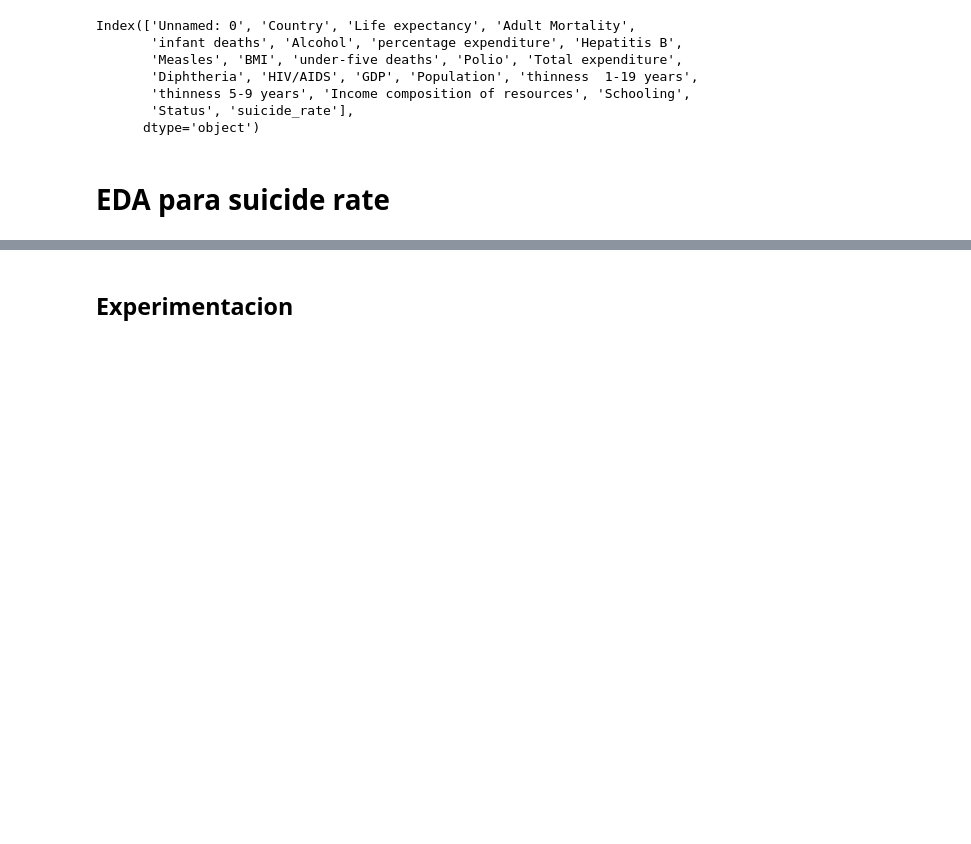
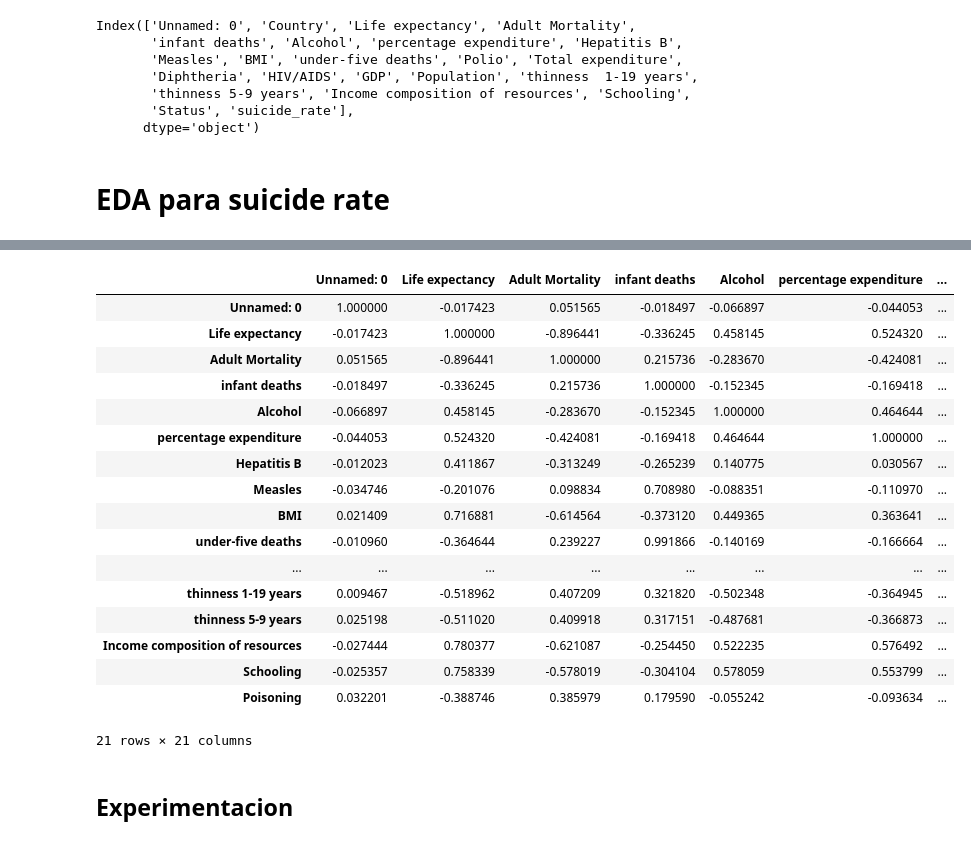
Before and after one commit to facutotaro/metnum-tp3, a Jupyter notebook: linea_experimentacion_1/linea_experimentacion_1.ipynb, the cells around one changed output, grey strips where cells are left out. Cells and saved outputs as stored; diff of their text form; code cells hidden in the pictures; blank space fills up the shorter version.

```diff
--- a/linea_experimentacion_1/linea_experimentacion_1.ipynb
+++ b/linea_experimentacion_1/linea_experimentacion_1.ipynb
@@ -111,3 +120,25 @@ for c in cols:
+# %%
+df_corr = df.corr()
+df_corr
+# %% [output]
+|  | Unnamed: 0 | Life expectancy | Adult Mortality | infant deaths | Alcohol | percentage expenditure | ... |
+| Unnamed: 0 | 1.000000 | -0.017423 | 0.051565 | -0.018497 | -0.066897 | -0.044053 | ... |
+| Life expectancy | -0.017423 | 1.000000 | -0.896441 | -0.336245 | 0.458145 | 0.524320 | ... |
+| Adult Mortality | 0.051565 | -0.896441 | 1.000000 | 0.215736 | -0.283670 | -0.424081 | ... |
+| infant deaths | -0.018497 | -0.336245 | 0.215736 | 1.000000 | -0.152345 | -0.169418 | ... |
+| Alcohol | -0.066897 | 0.458145 | -0.283670 | -0.152345 | 1.000000 | 0.464644 | ... |
+| percentage expenditure | -0.044053 | 0.524320 | -0.424081 | -0.169418 | 0.464644 | 1.000000 | ... |
+| Hepatitis B | -0.012023 | 0.411867 | -0.313249 | -0.265239 | 0.140775 | 0.030567 | ... |
+| Measles | -0.034746 | -0.201076 | 0.098834 | 0.708980 | -0.088351 | -0.110970 | ... |
+| BMI | 0.021409 | 0.716881 | -0.614564 | -0.373120 | 0.449365 | 0.363641 | ... |
+| under-five deaths | -0.010960 | -0.364644 | 0.239227 | 0.991866 | -0.140169 | -0.166664 | ... |
+| ... | ... | ... | ... | ... | ... | ... | ... |
+| thinness 1-19 years | 0.009467 | -0.518962 | 0.407209 | 0.321820 | -0.502348 | -0.364945 | ... |
+| thinness 5-9 years | 0.025198 | -0.511020 | 0.409918 | 0.317151 | -0.487681 | -0.366873 | ... |
+| Income composition of resources | -0.027444 | 0.780377 | -0.621087 | -0.254450 | 0.522235 | 0.576492 | ... |
+| Schooling | -0.025357 | 0.758339 | -0.578019 | -0.304104 | 0.578059 | 0.553799 | ... |
+| Poisoning | 0.032201 | -0.388746 | 0.385979 | 0.179590 | -0.055242 | -0.093634 | ... |
+21 rows × 21 columns
 # %% [markdown]
 ## Experimentacion
 # %%
```
Also changed, not shown: parts of 4 cells of this notebook, 1 other file.
